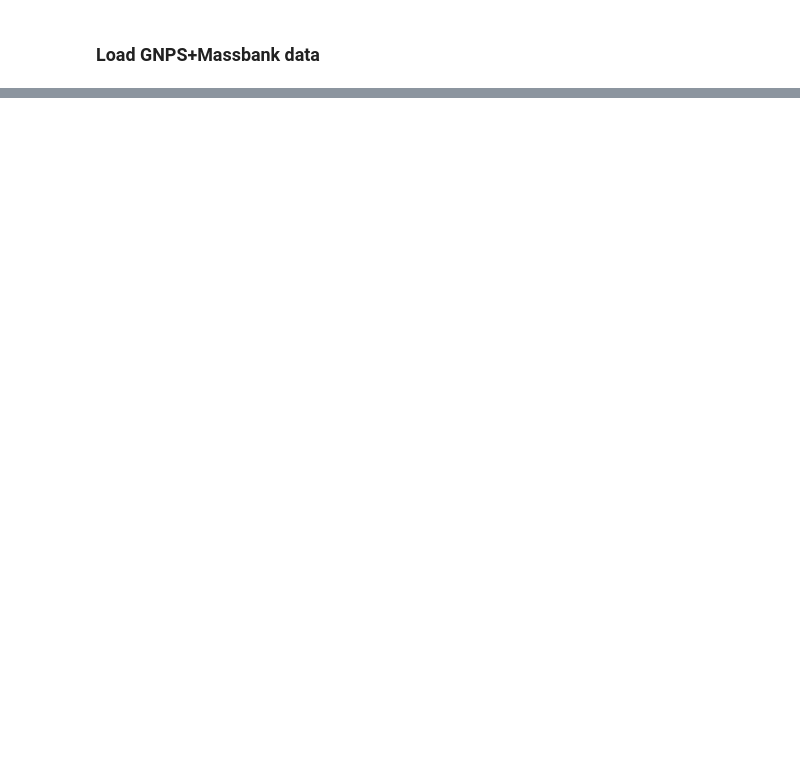
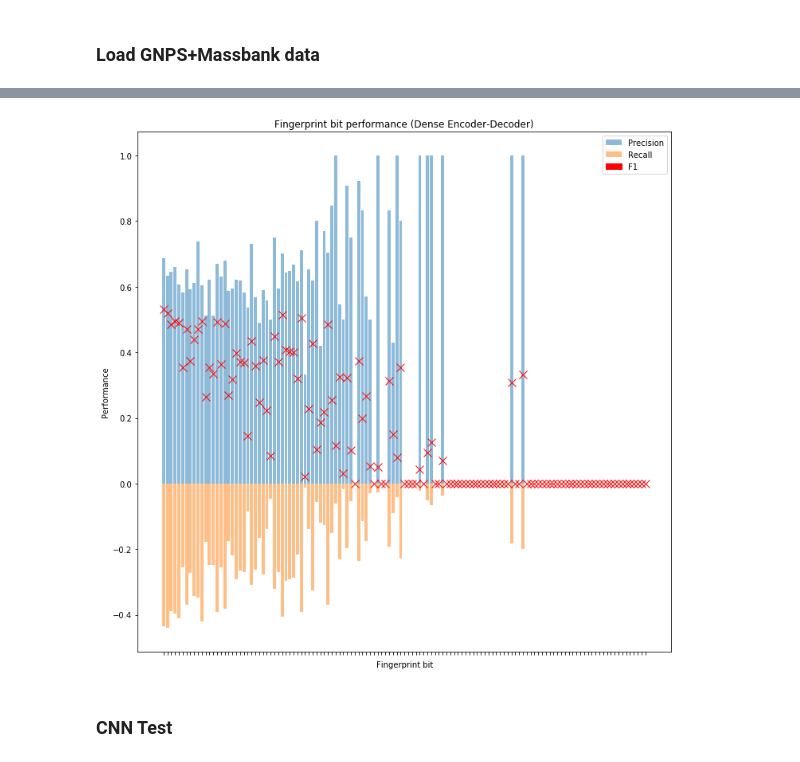
Before and after one commit to joewandy/smiles2spectra, a Jupyter notebook: notebooks/Spectra2Fingerprint.ipynb, the cells around one changed output, grey strips where cells are left out. Cells and saved outputs as stored; diff of their text form; code cells hidden in the pictures; blank space fills up the shorter version.

```diff
--- a/notebooks/Spectra2Fingerprint.ipynb
+++ b/notebooks/Spectra2Fingerprint.ipynb
@@ -537,0 +99,2 @@ for i in range(20):
+# %%
+method = 'Dense Encoder-Decoder'
@@ -537,0 +134,7 @@ for i in range(20):
+# %%
+df = eval_fp_bit_performance(y_test, y_test_pred, keep_df, outfile='../data/pred_dense.csv')
+vis_fp_bit_performance(df, method)
+# %% [output]
+[figure, added]
+# %% [markdown]
+### CNN Test
```
Also changed, not shown: parts of 92 cells of this notebook, 13 other files.
